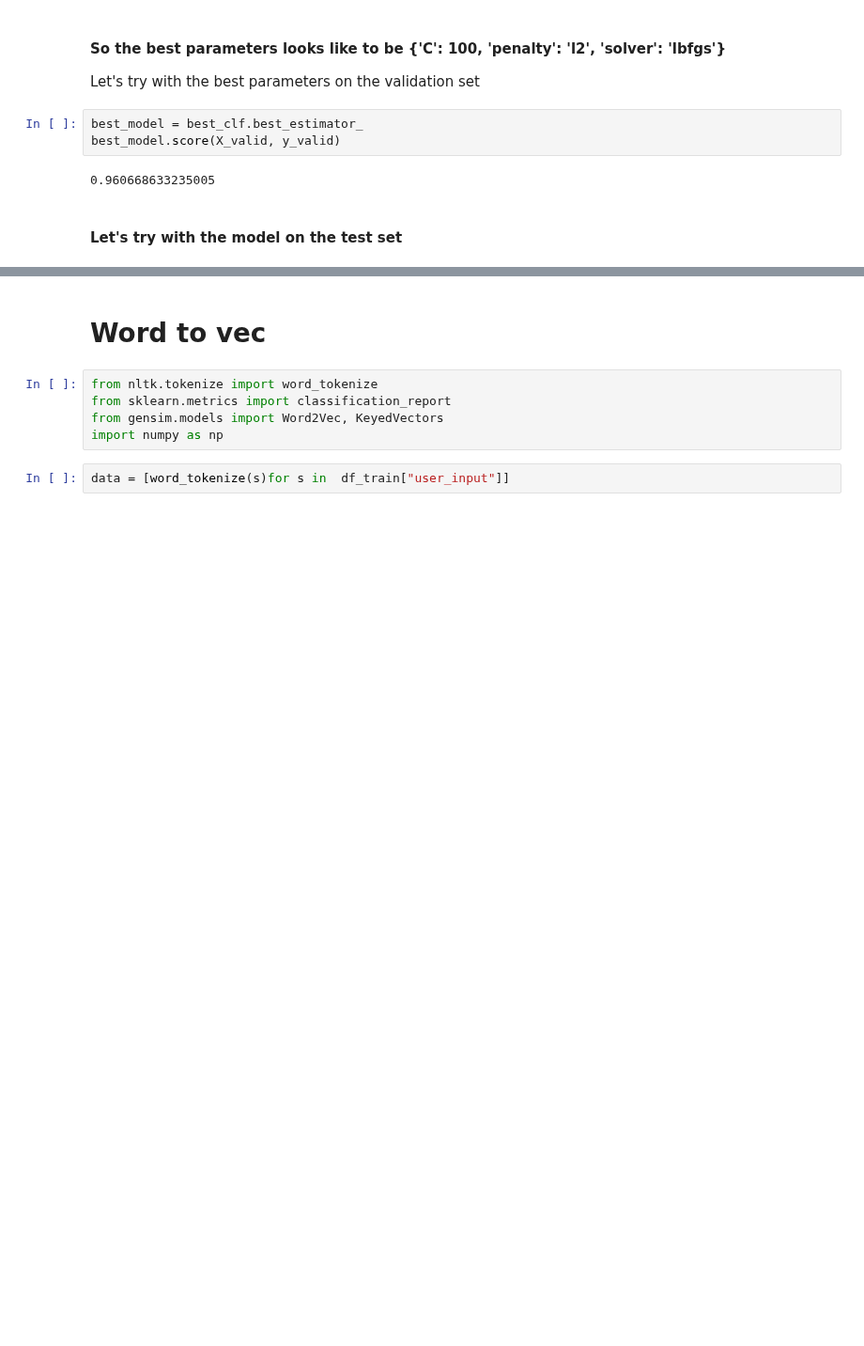
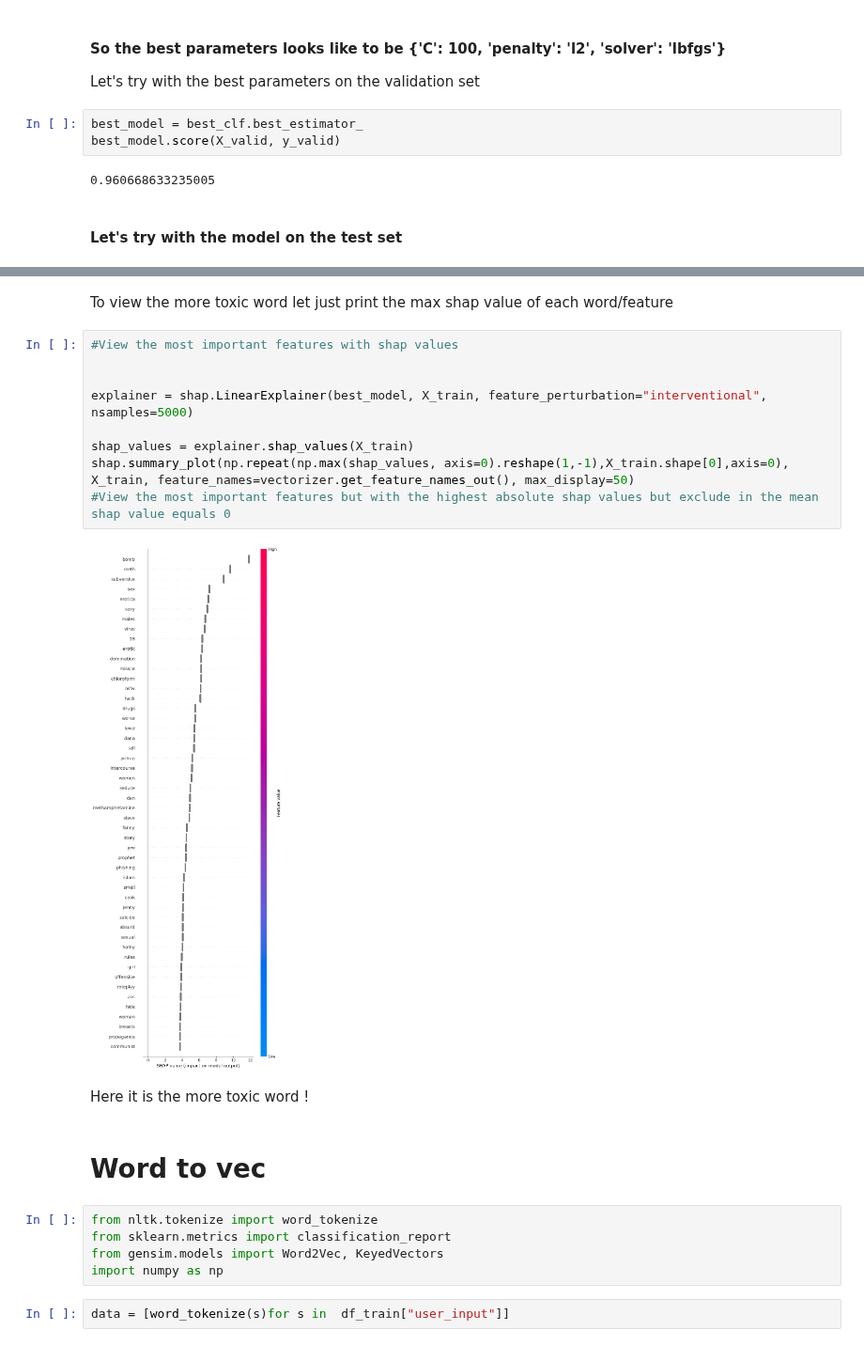
Before and after one commit to eithannak29/ToxicityBot, a Jupyter notebook: src/models/logistic_regression.ipynb, the cells around one changed output, grey strips where cells are left out. Shown at 94% size. Drawn from its saved outputs; the diff is of its cells as text; blank space fills up the shorter version.

```diff
--- a/src/models/logistic_regression.ipynb
+++ b/src/models/logistic_regression.ipynb
@@ -144,3 +184,18 @@ best_model.score(X_test, y_test)
+# %% [markdown]
+To view the more toxic word let just print the max shap value of each word/feature
+# %%
+#View the most important features with shap values
+
+
+explainer = shap.LinearExplainer(best_model, X_train, feature_perturbation="interventional", nsamples=5000)
+
+shap_values = explainer.shap_values(X_train)
+shap.summary_plot(np.repeat(np.max(shap_values, axis=0).reshape(1,-1),X_train.shape[0],axis=0), X_train, feature_names=vectorizer.get_feature_names_out(), max_display=50)
+#View the most important features but with the highest absolute shap values but exclude in the mean shap value equals 0
+# %% [output]
+[figure, added]
+# %% [markdown]
+Here it is the more toxic word !
 # %% [markdown]
 # Word to vec
 # %%
```
Also changed, not shown: parts of 12 cells of this notebook.
